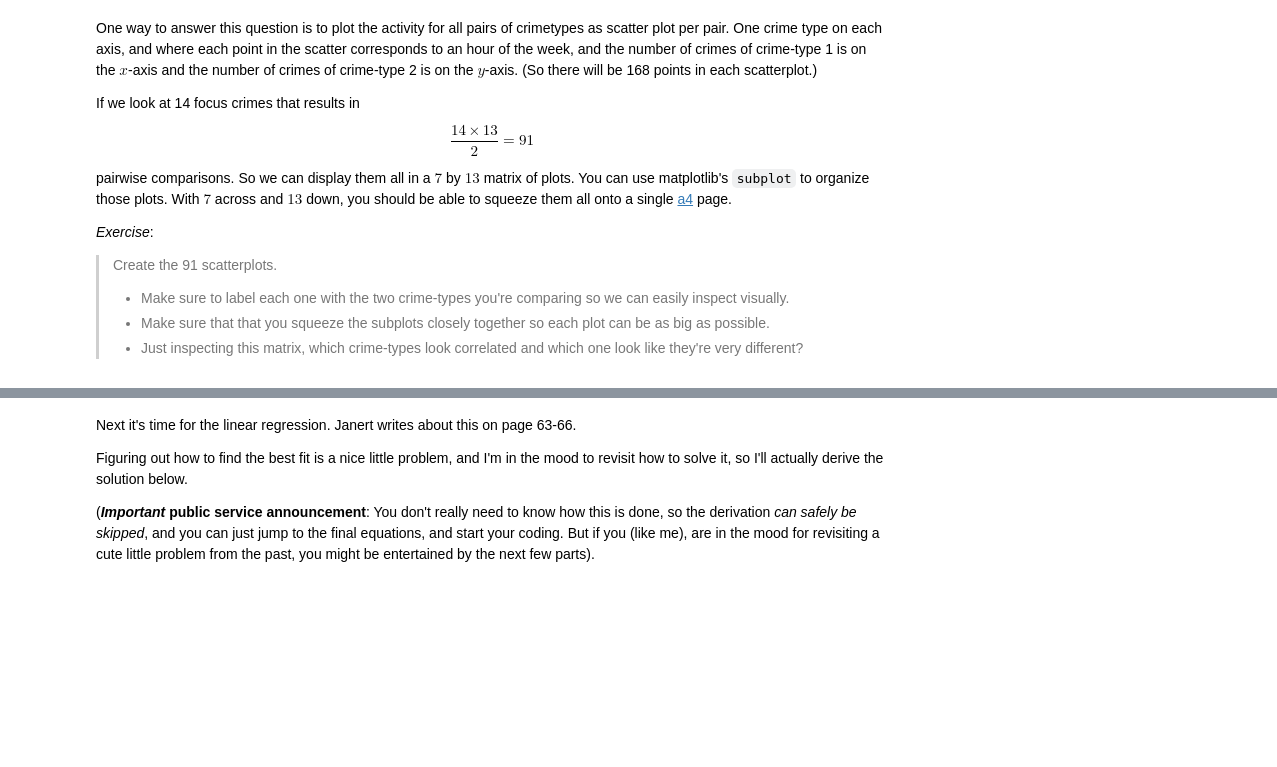
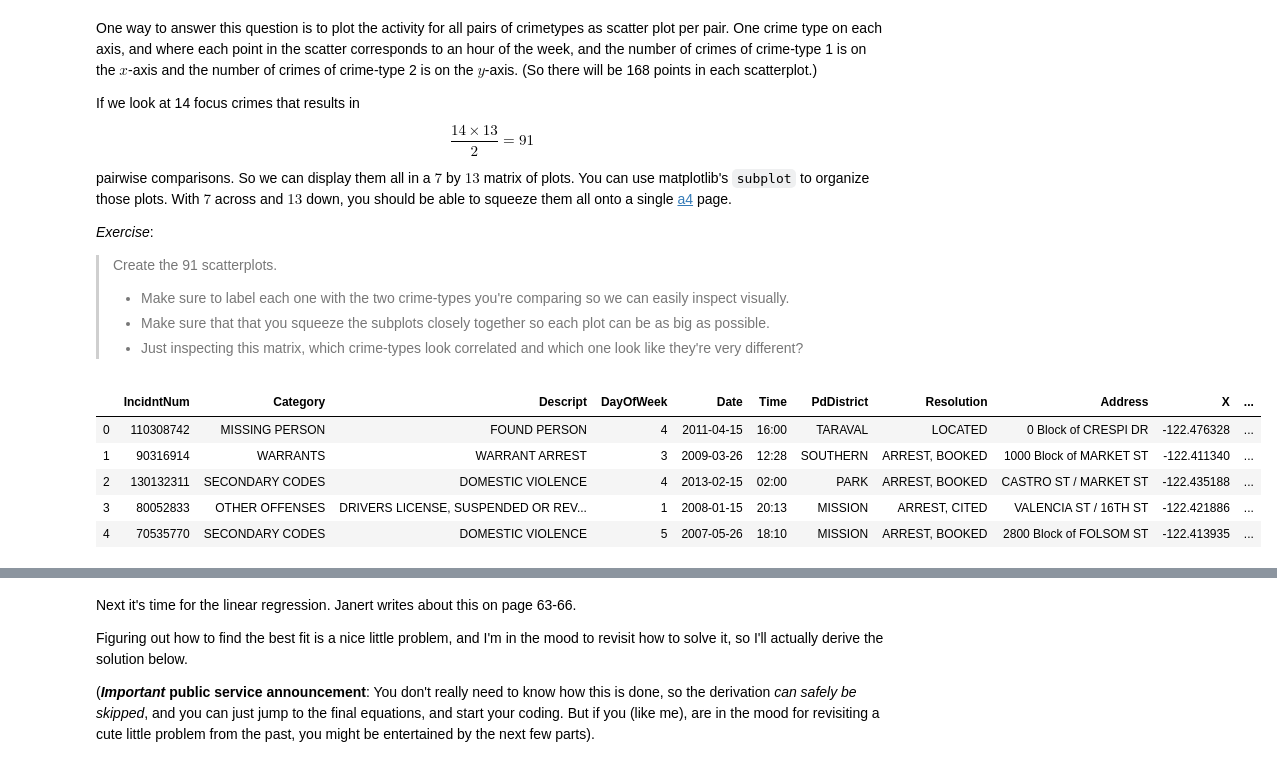
Before and after one commit to IncioMan/socialdata, a Jupyter notebook: Week5/Alex.ipynb, the cells around one changed output, grey strips where cells are left out. Saved outputs shown, nothing was run; the diff lists cells and outputs as text; code cells hidden in the pictures; blank space fills up the shorter version.

```diff
--- a/Week5/Alex.ipynb
+++ b/Week5/Alex.ipynb
@@ -97,3 +172,15 @@ pairwise comparisons. So we can display them all in a $7$ by $13$ matrix of plot
 > * Make sure to label each one with the two crime-types you're comparing so we can easily inspect visually.
 > * Make sure that that you squeeze the subplots closely together so each plot can be as big as possible.
 > * Just inspecting this matrix, which crime-types look correlated and which one look like they're very different?
+# %%
+data.Date = pd.to_datetime(data.Date)
+data['Hour'] = pd.to_datetime(data.Time).dt.hour
+data['DayOfWeek'] = data.Date.dt.dayofweek
+data.head()
+# %% [output]
+|  | IncidntNum | Category | Descript | DayOfWeek | Date | Time | PdDistrict | Resolution | Address | X | ... |
+| 0 | 110308742 | MISSING PERSON | FOUND PERSON | 4 | 2011-04-15 | 16:00 | TARAVAL | LOCATED | 0 Block of CRESPI DR | -122.476328 | ... |
+| 1 | 90316914 | WARRANTS | WARRANT ARREST | 3 | 2009-03-26 | 12:28 | SOUTHERN | ARREST, BOOKED | 1000 Block of MARKET ST | -122.411340 | ... |
+| 2 | 130132311 | SECONDARY CODES | DOMESTIC VIOLENCE | 4 | 2013-02-15 | 02:00 | PARK | ARREST, BOOKED | CASTRO ST / MARKET ST | -122.435188 | ... |
+| 3 | 80052833 | OTHER OFFENSES | DRIVERS LICENSE, SUSPENDED OR REV... | 1 | 2008-01-15 | 20:13 | MISSION | ARREST, CITED | VALENCIA ST / 16TH ST | -122.421886 | ... |
+| 4 | 70535770 | SECONDARY CODES | DOMESTIC VIOLENCE | 5 | 2007-05-26 | 18:10 | MISSION | ARREST, BOOKED | 2800 Block of FOLSOM ST | -122.413935 | ... |
```
Also changed, not shown: parts of 20 cells of this notebook.
